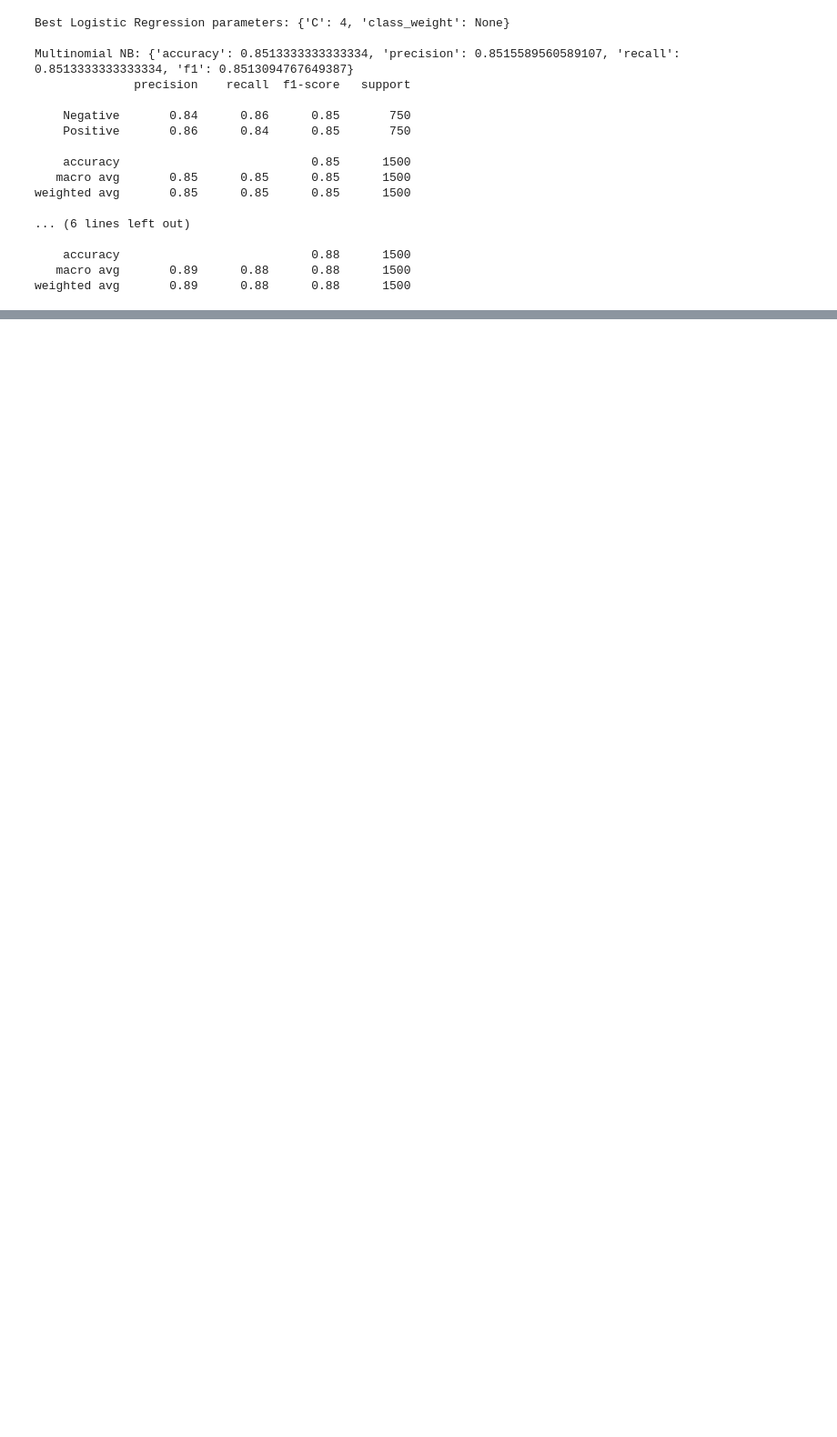
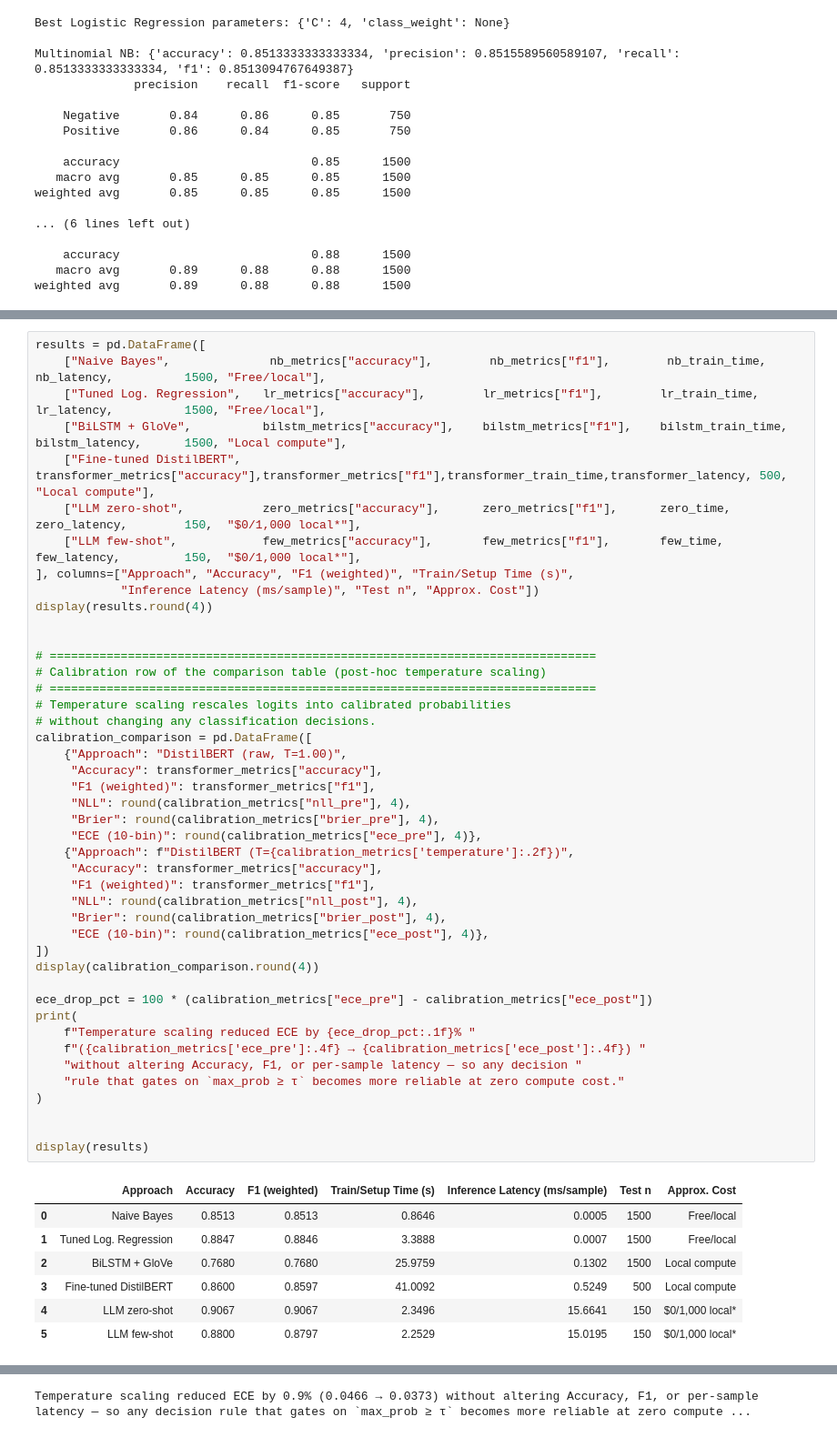
Before and after one commit to gangadharrr/NLP-Apps-Assignment-1, a Jupyter notebook: PS2_Group80_NLP_SentimentAnalysis_Assignment.ipynb, the cells around one changed output, grey strips where cells are left out. Shown at 91% size. Drawn from its saved outputs; the diff is of its cells as text; blank space fills up the shorter version.

```diff
--- a/PS2_Group80_NLP_SentimentAnalysis_Assignment.ipynb
+++ b/PS2_Group80_NLP_SentimentAnalysis_Assignment.ipynb
@@ -833,0 +1005,52 @@ the absence of global attention, sub-word tokenisation, and cross-domain pre-tra
+# %%
+results = pd.DataFrame([
+    ["Naive Bayes",              nb_metrics["accuracy"],        nb_metrics["f1"],        nb_train_time,          nb_latency,          1500, "Free/local"],
+    ["Tuned Log. Regression",   lr_metrics["accuracy"],        lr_metrics["f1"],        lr_train_time,          lr_latency,          1500, "Free/local"],
+    ["BiLSTM + GloVe",          bilstm_metrics["accuracy"],    bilstm_metrics["f1"],    bilstm_train_time,      bilstm_latency,      1500, "Local compute"],
+    ["Fine-tuned DistilBERT",   transformer_metrics["accuracy"],transformer_metrics["f1"],transformer_train_time,transformer_latency, 500,  "Local compute"],
+    ["LLM zero-shot",           zero_metrics["accuracy"],      zero_metrics["f1"],      zero_time,              zero_latency,        150,  "$0/1,000 local*"],
+    ["LLM few-shot",            few_metrics["accuracy"],       few_metrics["f1"],       few_time,               few_latency,         150,  "$0/1,000 local*"],
+], columns=["Approach", "Accuracy", "F1 (weighted)", "Train/Setup Time (s)",
+            "Inference Latency (ms/sample)", "Test n", "Approx. Cost"])
+display(results.round(4))
+
+
+# =============================================================================
+# Calibration row of the comparison table (post-hoc temperature scaling)
+# =============================================================================
+# Temperature scaling rescales logits into calibrated probabilities
+# without changing any classification decisions.
+calibration_comparison = pd.DataFrame([
+    {"Approach": "DistilBERT (raw, T=1.00)",
+     "Accuracy": transformer_metrics["accuracy"],
+     "F1 (weighted)": transformer_metrics["f1"],
+     "NLL": round(calibration_metrics["nll_pre"], 4),
+     "Brier": round(calibration_metrics["brier_pre"], 4),
+     "ECE (10-bin)": round(calibration_metrics["ece_pre"], 4)},
+    {"Approach": f"DistilBERT (T={calibration_metrics['temperature']:.2f})",
+     "Accuracy": transformer_metrics["accuracy"],
+     "F1 (weighted)": transformer_metrics["f1"],
+     "NLL": round(calibration_metrics["nll_post"], 4),
+     "Brier": round(calibration_metrics["brier_post"], 4),
+     "ECE (10-bin)": round(calibration_metrics["ece_post"], 4)},
+])
+display(calibration_comparison.round(4))
+
+ece_drop_pct = 100 * (calibration_metrics["ece_pre"] - calibration_metrics["ece_post"])
+print(
+    f"Temperature scaling reduced ECE by {ece_drop_pct:.1f}% "
+    f"({calibration_metrics['ece_pre']:.4f} → {calibration_metrics['ece_post']:.4f}) "
+    "without altering Accuracy, F1, or per-sample latency — so any decision "
+    "rule that gates on `max_prob ≥ τ` becomes more reliable at zero compute cost."
+)
+
+
+display(results)
+# %% [output]
+|  | Approach | Accuracy | F1 (weighted) | Train/Setup Time (s) | Inference Latency (ms/sample) | Test n | Approx. Cost |
+| 0 | Naive Bayes | 0.8513 | 0.8513 | 0.8646 | 0.0005 | 1500 | Free/local |
+| 1 | Tuned Log. Regression | 0.8847 | 0.8846 | 3.3888 | 0.0007 | 1500 | Free/local |
+| 2 | BiLSTM + GloVe | 0.7680 | 0.7680 | 25.9759 | 0.1302 | 1500 | Local compute |
+| 3 | Fine-tuned DistilBERT | 0.8600 | 0.8597 | 41.0092 | 0.5249 | 500 | Local compute |
+| 4 | LLM zero-shot | 0.9067 | 0.9067 | 2.3496 | 15.6641 | 150 | $0/1,000 local* |
+| 5 | LLM few-shot | 0.8800 | 0.8797 | 2.2529 | 15.0195 | 150 | $0/1,000 local* |
@@ -833,0 +1060 @@ the absence of global attention, sub-word tokenisation, and cross-domain pre-tra
+Temperature scaling reduced ECE by 0.9% (0.0466 → 0.0373) without altering Accuracy, F1, or per-sample latency — so any decision rule that gates on `max_prob ≥ τ` becomes more reliable at zero compute ...
```
Also changed, not shown: parts of 48 cells of this notebook.
